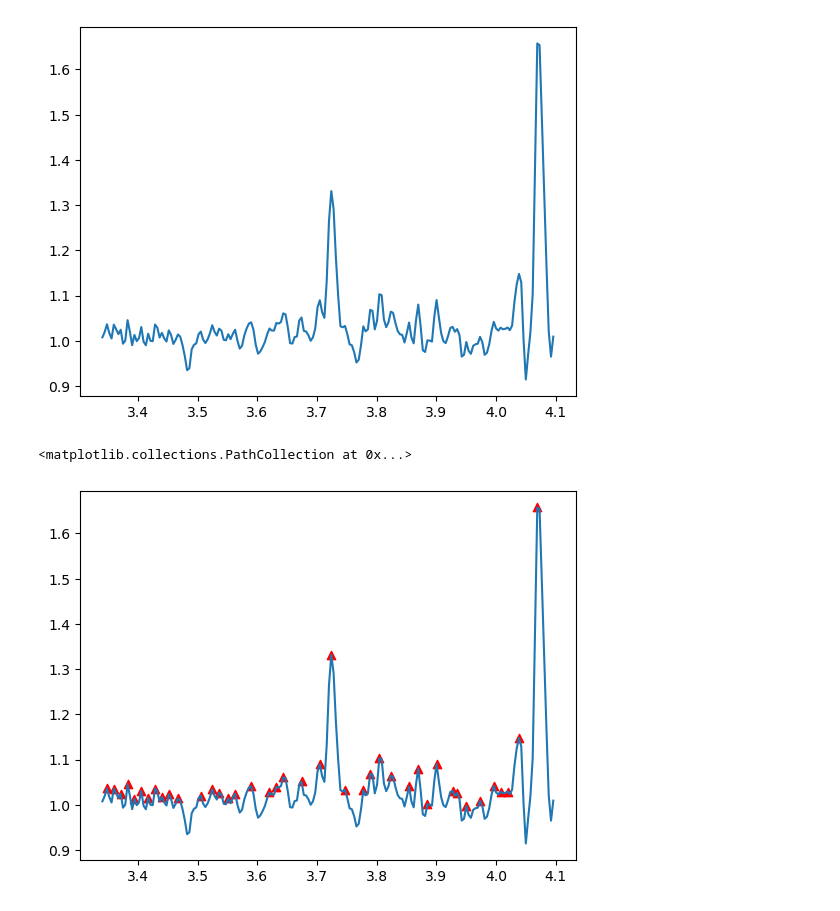
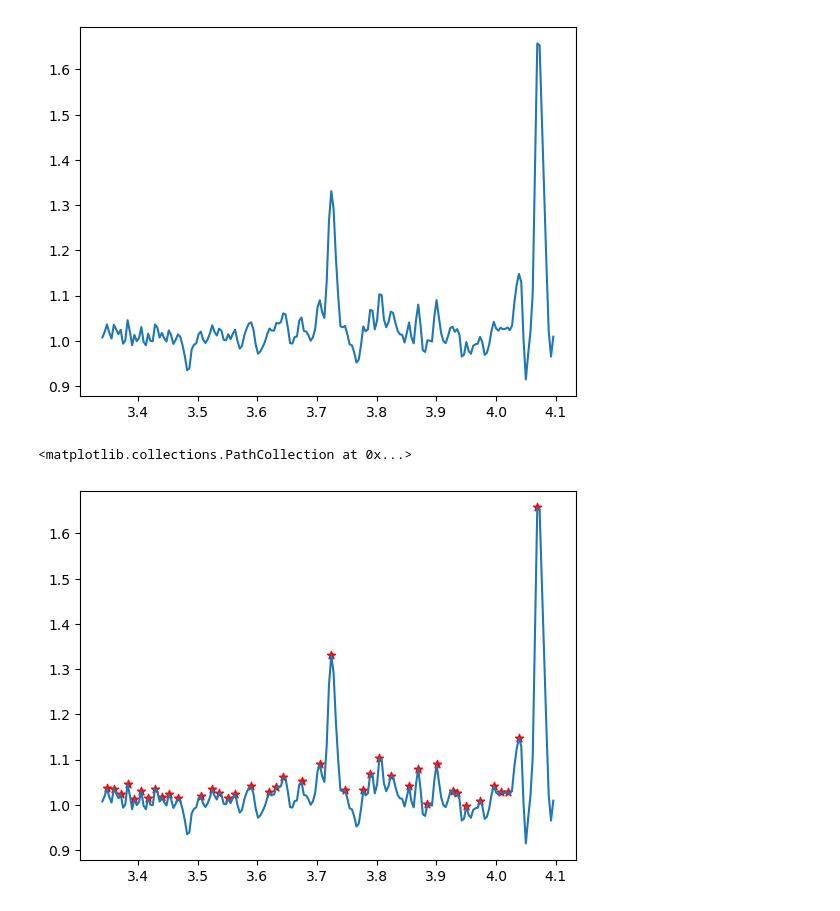
Before and after one commit to AntoniomoonBulla/Metodos1_AntonioBullaBenjaminMunoz, a Jupyter notebook: Taller1/2.02.ipynb, the cells around one changed output. Cells and saved outputs as stored; diff of their text form; code cells hidden in the pictures.

```diff
--- a/Taller1/2.02.ipynb
+++ b/Taller1/2.02.ipynb
@@ -20,19 +20,19 @@ plt.plot(data[:,0],data[:,1])
 # %%
 puntosx = data[:,0]
 puntosy = data[:,1]
 
 #Recorrer eje 'x' y comparar imágenes evaluando iterativamente
 #si un punto medio es mayor que su anterior y menor que su inmediato siguiente, es un máximo
 
 maxloc = []
 for i in range(1,len(puntosx)-1):
 
     if puntosy[i-1] < puntosy[i] > puntosy[i+1]:
         maxloc.append((puntosx[i],puntosy[i]))
 
 maxloc = np.array(maxloc)
 plt.plot(puntosx, puntosy)
-plt.scatter(maxloc[:,0],maxloc[:,1],marker = '^', color = 'red')
+plt.scatter(maxloc[:,0],maxloc[:,1],marker = '*', color = 'red')
 # %% [output]
 <matplotlib.collections.PathCollection at 0x...>
-[figure, old version]
+[figure, new version]
```
